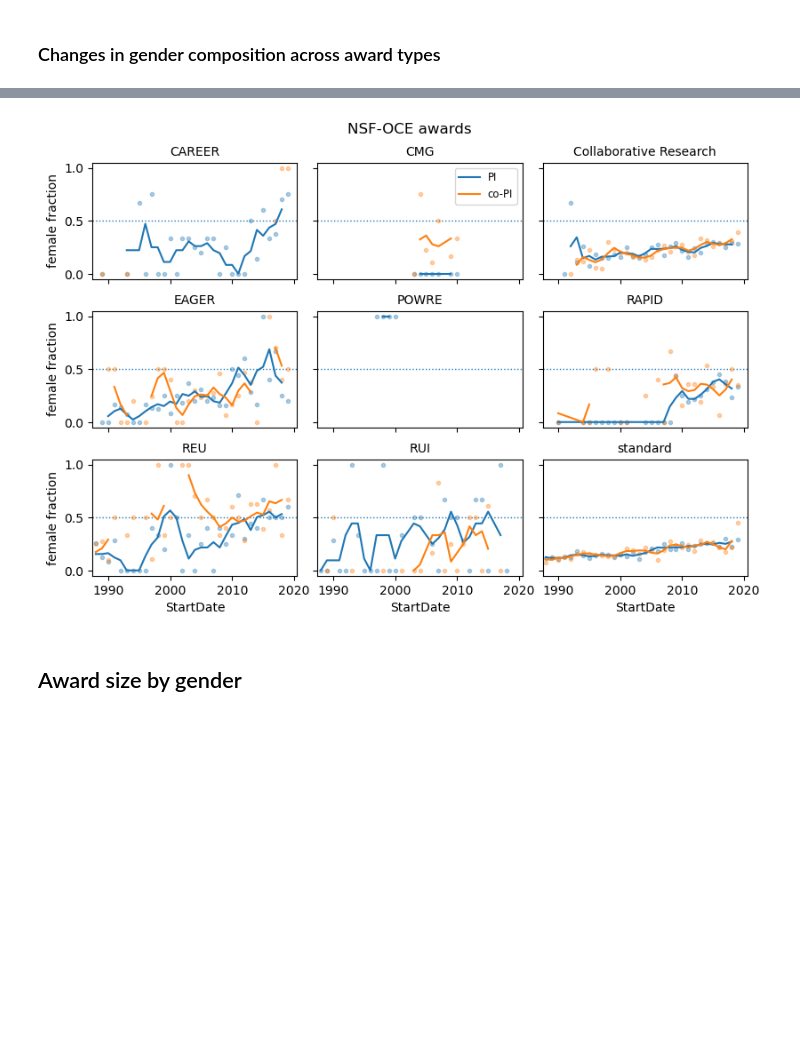
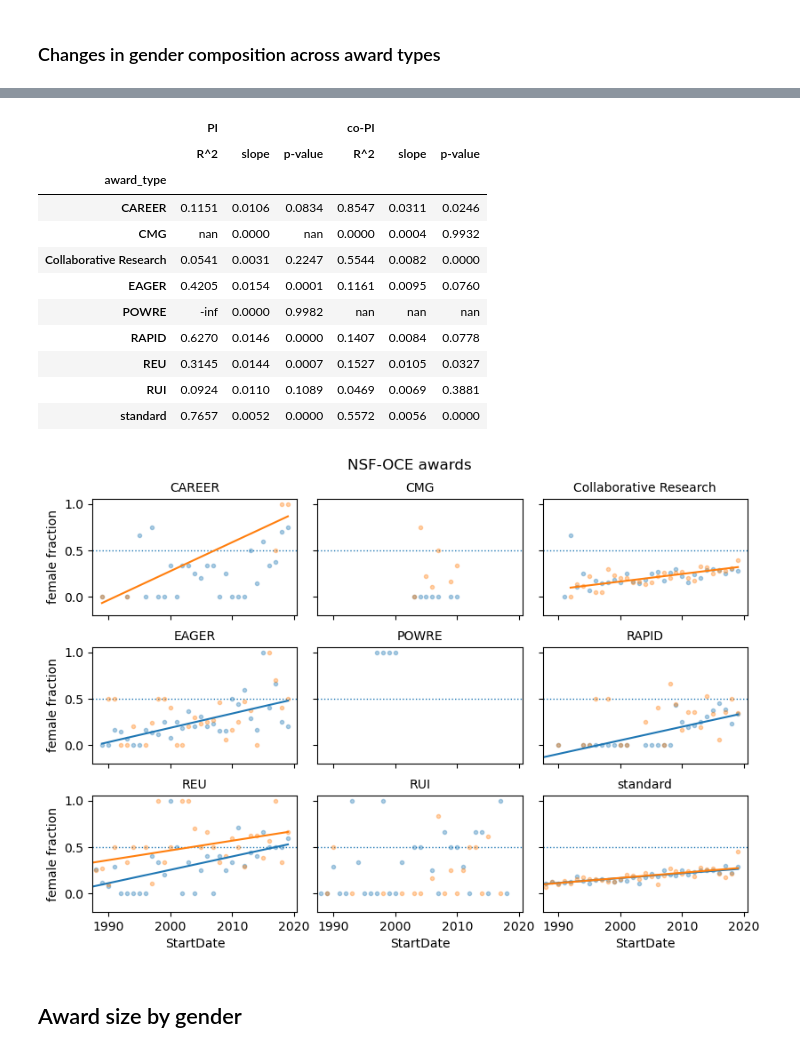
Before and after one commit to idlima/nsf-oce-gender, a Jupyter notebook: 05_analysis.ipynb, the cells around one changed output, grey strips where cells are left out. Cells and saved outputs as stored; diff of their text form; code cells hidden in the pictures; blank space fills up the shorter version.

Commit message:
Expand regression analysis to award types.

```diff
--- a/05_analysis.ipynb
+++ b/05_analysis.ipynb
@@ -243,6 +242,7 @@ awards.loc[awards.program=='DATA NOT AVAILABLE','program'] = np.nan
 top10_programs = pd.DataFrame({'number of awards':
                       awards.groupby('program')['Abstract'].count().sort_values(ascending=False)[:10]})
 top10_programs['percentage of total'] = top10_programs['number of awards'] / len(awards) * 100
+top10_programs['cum percentage of total'] = top10_programs['percentage of total'].cumsum()
 
 fig, ax = plt.subplots(figsize=(9.5, 4.8))
 fig.subplots_adjust(left=0.325)
@@ -473,6 +473,7 @@ top10_orgs = pd.DataFrame(
     {'number of awards':
      awards.groupby('Organization')['Abstract'].count().sort_values(ascending=False)[:10]})
 top10_orgs['percentage of total'] = top10_orgs['number of awards']/len(awards)*100
+top10_orgs['cum percentage of total'] = top10_orgs['percentage of total'].cumsum()
 
 fig, ax = plt.subplots(figsize=(9.5, 4.8))
 fig.subplots_adjust(left=0.325)
@@ -848,34 +849,67 @@ Except for *Collaborative Research* and *standard* awards, the number of awards
 # %%
 # female & male fraction of PIs
 df = awards.groupby(['award_type',awards.StartDate.dt.year,'PI_gender'])['Abstract'].count().unstack()
 pi_gender_by_atype = df.fillna(0).divide(df.sum(axis=1), axis=0)
 
 # female & male fraction of co-PIs
 copi_gender_by_atype = pd.DataFrame({'female':
                    awards.groupby(['award_type',awards.StartDate.dt.year])['co-PI_female_frac'].mean()})
 copi_gender_by_atype['male'] = 1 - copi_gender_by_atype.female
 
 female_frac_by_atype = pd.DataFrame({'PI':pi_gender_by_atype['female'],
                                      'co-PI': copi_gender_by_atype['female']})
 
 fig, axs = plt.subplots(3, 3, sharex=True, sharey=True, figsize=(9.5, 6))
 fig.subplots_adjust(hspace=0.275, wspace=0.1, top=0.9)
+params = []
 for ax, atype in zip(axs.ravel(), female_frac_by_atype.index.levels[0]):
     if atype == 'CMG':
         legend = True
     else:
         legend=False
     _ = female_frac_by_atype.loc[atype].plot(ax=ax, style=['C0.','C1.'], legend=False, alpha=alpha)
-    _ = female_frac_by_atype.loc[atype].rolling(nn,center=True).mean().plot(ax=ax, legend=legend)
+#     _ = female_frac_by_atype.loc[atype].rolling(nn,center=True).mean().plot(ax=ax, legend=legend)
+
+    reg1, X = linreg(female_frac_by_atype.loc[atype].index, female_frac_by_atype.loc[atype].PI)
+    if reg1.pvalues[1]<0.05:
+        _ = ax.plot(female_frac_by_atype.loc[atype].index, reg1.predict(X), 'C0')
+    y = female_frac_by_atype.loc[atype,'co-PI'].dropna()
+    if y.size > 0:
+        reg2, X = linreg(female_frac_by_atype.loc[atype].dropna().index, y)
+        rs, sl, pv = reg2.rsquared,reg2.params[1],reg2.pvalues[1]
+        if reg2.pvalues[1]<0.05:
+            _ = ax.plot(female_frac_by_atype.loc[atype].dropna().index, reg2.predict(X), 'C1')
+    else:
+        rs, sl, pv = np.nan, np.nan, np.nan
+
+    params.append([reg1.rsquared,reg1.params[1],reg1.pvalues[1],rs, sl, pv])
+
     _ = ax.set_title(atype, fontsize=10)
     x0, x1 = ax.get_xlim()
     _ = ax.hlines(0.5, x0, x1, linestyles='dotted', linewidth=1)
     _ = ax.set_xlim(x0,x1)
 for i in range(3):
     _ = axs[i,0].set_ylabel('female fraction')
 _ = fig.text(0.5,0.95,'NSF-OCE awards', ha='center', va='bottom', fontsize=12)
+
+lr_stats = pd.DataFrame(np.array(params), index=female_frac_by_atype.index.levels[0],
+                        columns=[['PI','PI','PI','co-PI','co-PI','co-PI'],
+                                 ['R^2','slope','p-value','R^2','slope','p-value']])
+lr_stats.style.format('{:.4f}', subset=['PI','co-PI'])
 # %% [output]
+|  | PI |  |  | co-PI |  |  |
+|  | R^2 | slope | p-value | R^2 | slope | p-value |
+| award_type |  |  |  |  |  |  |
+| CAREER | 0.1151 | 0.0106 | 0.0834 | 0.8547 | 0.0311 | 0.0246 |
+| CMG | nan | 0.0000 | nan | 0.0000 | 0.0004 | 0.9932 |
+| Collaborative Research | 0.0541 | 0.0031 | 0.2247 | 0.5544 | 0.0082 | 0.0000 |
+| EAGER | 0.4205 | 0.0154 | 0.0001 | 0.1161 | 0.0095 | 0.0760 |
+| POWRE | -inf | 0.0000 | 0.9982 | nan | nan | nan |
+| RAPID | 0.6270 | 0.0146 | 0.0000 | 0.1407 | 0.0084 | 0.0778 |
+| REU | 0.3145 | 0.0144 | 0.0007 | 0.1527 | 0.0105 | 0.0327 |
+| RUI | 0.0924 | 0.0110 | 0.1089 | 0.0469 | 0.0069 | 0.3881 |
+| standard | 0.7657 | 0.0052 | 0.0000 | 0.5572 | 0.0056 | 0.0000 |
-[figure, old version]
+[figure, new version]
 # %% [markdown]
 ## Award size by gender
 # %% [markdown]
```
Also changed, not shown: parts of 16 cells of this notebook.
